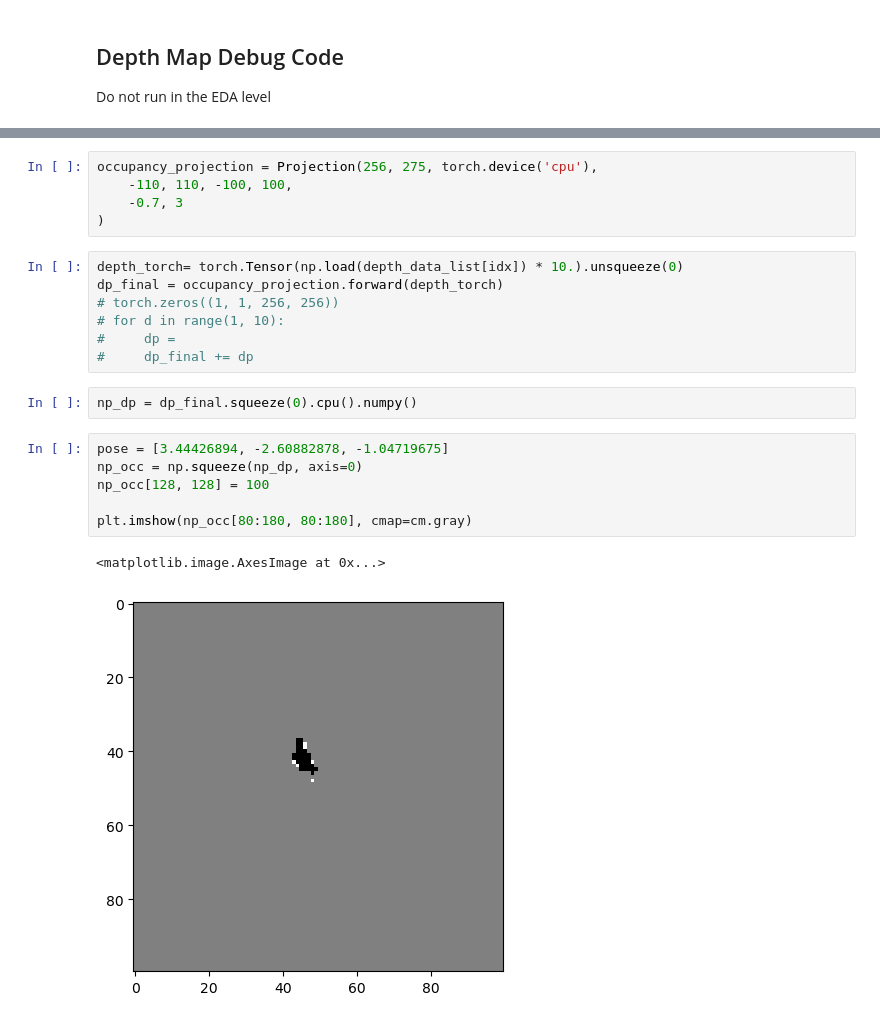
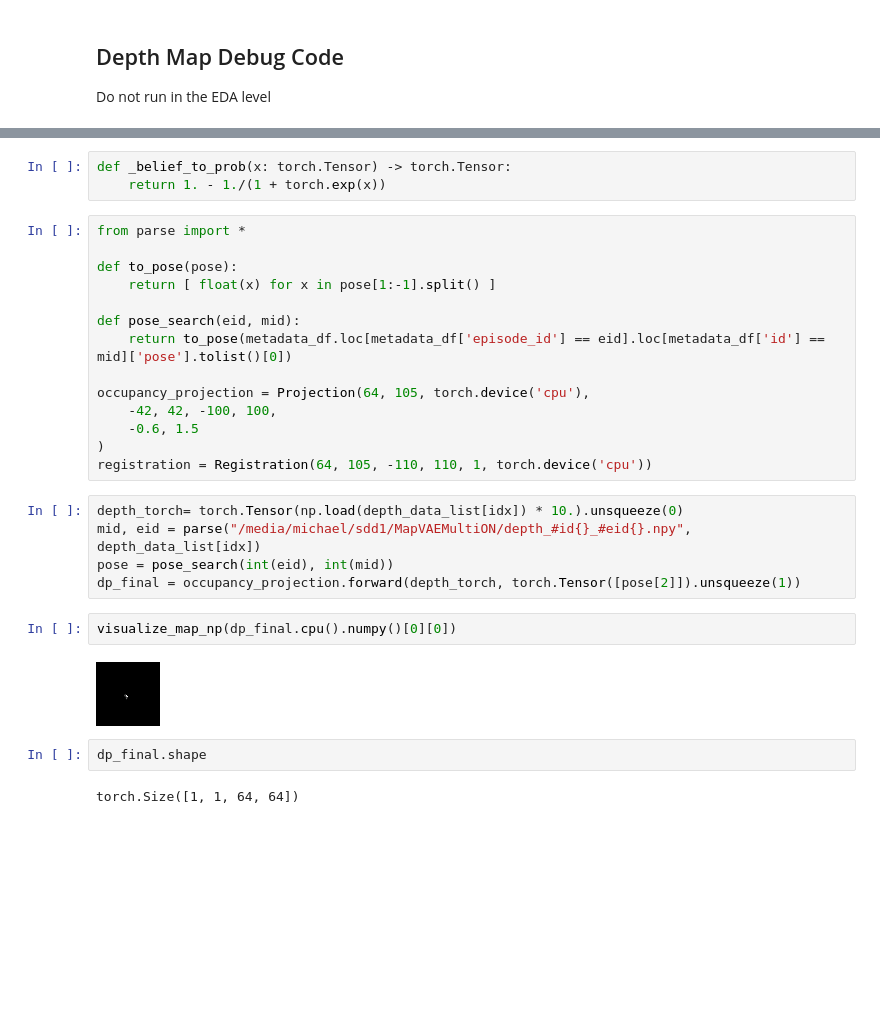
Before and after one commit to kimh060612/MultiON-VAE, a Jupyter notebook: encoding_layer/MapEDA.ipynb, the cells around one changed output, grey strips where cells are left out. Cells and saved outputs as stored; diff of their text form; blank space fills up the shorter version.

```diff
--- a/encoding_layer/MapEDA.ipynb
+++ b/encoding_layer/MapEDA.ipynb
@@ -339,23 +546,30 @@ class Projection:
+# %%
+def _belief_to_prob(x: torch.Tensor) -> torch.Tensor:
+    return 1. - 1./(1 + torch.exp(x))
 # %%
-occupancy_projection = Projection(256, 275, torch.device('cpu'),
-    -110, 110, -100, 100,
-    -0.7, 3
+from parse import *
+
+def to_pose(pose):
+    return [ float(x) for x in pose[1:-1].split() ]
+
+def pose_search(eid, mid):
+    return to_pose(metadata_df.loc[metadata_df['episode_id'] == eid].loc[metadata_df['id'] == mid]['pose'].tolist()[0])
+
+occupancy_projection = Projection(64, 105, torch.device('cpu'),
+    -42, 42, -100, 100,
+    -0.6, 1.5
 )
+registration = Registration(64, 105, -110, 110, 1, torch.device('cpu'))
 # %%
 depth_torch= torch.Tensor(np.load(depth_data_list[idx]) * 10.).unsqueeze(0)
-dp_final = occupancy_projection.forward(depth_torch)
-# torch.zeros((1, 1, 256, 256))
-# for d in range(1, 10):
-#     dp =
-#     dp_final += dp
+mid, eid = parse("/media/michael/sdd1/MapVAEMultiON/depth_#id{}_#eid{}.npy", depth_data_list[idx])
+pose = pose_search(int(eid), int(mid))
+dp_final = occupancy_projection.forward(depth_torch, torch.Tensor([pose[2]]).unsqueeze(1))
+# %%
+visualize_map_np(dp_final.cpu().numpy()[0][0])
+# %% [output]
+[figure, added]
 # %%
-np_dp = dp_final.squeeze(0).cpu().numpy()
+dp_final.shape
+# %% [output]
+torch.Size([1, 1, 64, 64])
-# %%
-pose = [3.44426894, -2.60882878, -1.04719675]
-np_occ = np.squeeze(np_dp, axis=0)
-np_occ[128, 128] = 100
-
-plt.imshow(np_occ[80:180, 80:180], cmap=cm.gray)
-# %% [output]
-<matplotlib.image.AxesImage at 0x...>
-[figure, removed]
```
Also changed, not shown: parts of 57 cells of this notebook, 18 other files.
